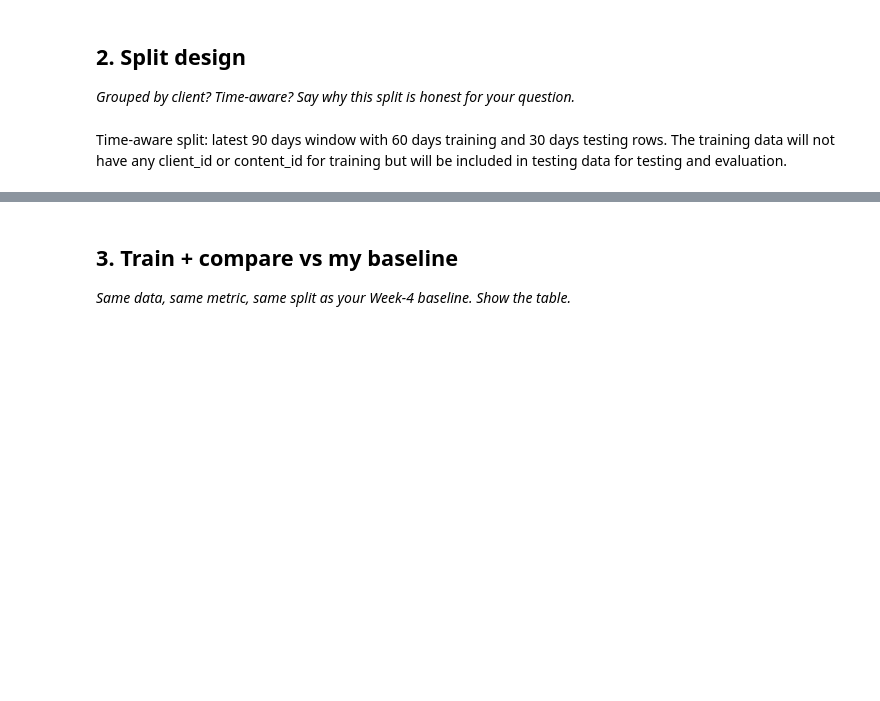
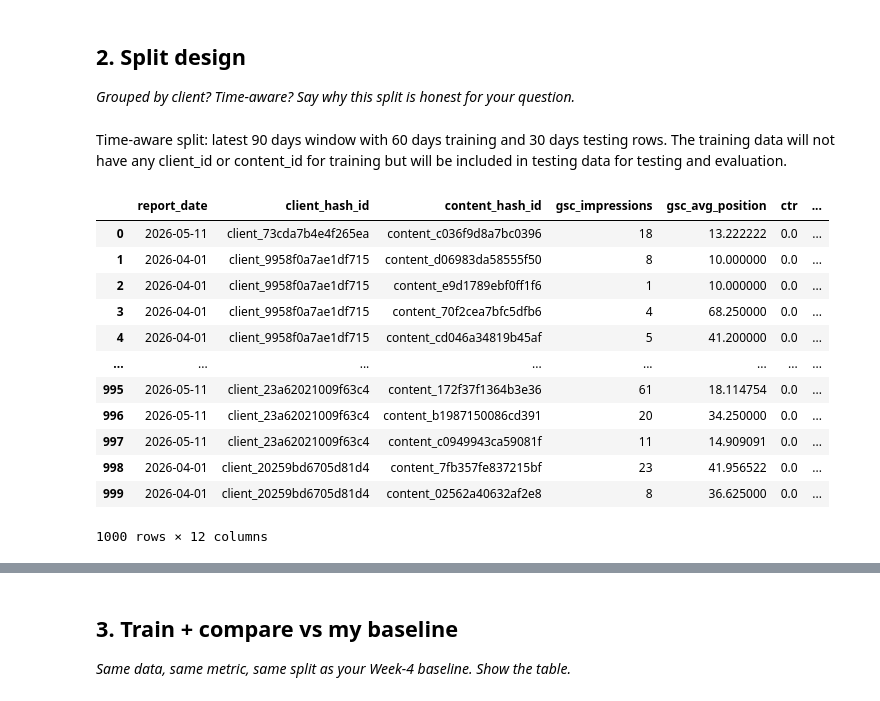
Before and after one commit to MuhammadFaizan0023/FlyRank_ML_internship_repo, a Jupyter notebook: work/notebooks/w05_model.ipynb, the cells around one changed output, grey strips where cells are left out. Saved outputs shown, nothing was run; the diff lists cells and outputs as text; code cells hidden in the pictures; blank space fills up the shorter version.

```diff
--- a/work/notebooks/w05_model.ipynb
+++ b/work/notebooks/w05_model.ipynb
@@ -31,39 +32,20 @@ Time-aware split: latest 90 days window with 60 days training and 30 days testin
 # %%
 # This cell is for CODE (numbers, a query, a check).
 # Write your text answer in the cell ABOVE this one — typing sentences here breaks Run All.
-HF_TOKEN = os.environ.get('HF_TOKEN')
-if not HF_TOKEN:
-    try:
-        from google.colab import userdata
-        HF_TOKEN = userdata.get('HF_TOKEN')
-    except Exception:
-        pass
-HF_TOKEN = HF_TOKEN or getpass.getpass('Paste your Hugging Face READ token (hf_...): ')
-
-con = duckdb.connect()
-con.execute(f"CREATE OR REPLACE SECRET hf (TYPE huggingface, TOKEN '{HF_TOKEN}')")
-
-REL = 'hf://datasets/FlyRank/internship-warehouse'
-TABLES = {
-    'dim_clients':                f"read_parquet('{REL}/dim_clients.parquet')",
-    'dim_content':                f"read_parquet('{REL}/dim_content.parquet')",
-    'fact_daily':                 f"read_parquet('{REL}/fact_content_daily_performance/**/*.parquet')",
-    'fact_daily_sample':          f"read_parquet('{REL}/fact_content_daily_performance_sample.parquet')",
-    'fact_query_90d':             f"read_parquet('{REL}/fact_content_query_90d.parquet')",
-}
-
-for name, src in TABLES.items():
-    n = con.sql(f'SELECT COUNT(*) FROM {src}').fetchone()[0]
-    print(f'{name:22} {n:>12,} rows')
+data = pd.read_csv("baseline_action_score_f.csv")
 # %%
-clients_last_3m = con.sql(f"""
-    SELECT report_date, client_hash_id, content_hash_id, gsc_impressions, gsc_clicks, gsc_avg_position,
-    ga4_pageviews, ga4_sessions, ga4_engaged_sessions, scroll_events
-    FROM {TABLES['fact_daily']}
-    WHERE report_date >= '2026-04-01'
-      AND report_date <= '2026-05-30'
-      AND client_has_gsc == 'true'
-      AND client_has_ga4 == 'true'
-      AND gsc_data_available == 'true'
-      AND ga4_data_available == 'true'
-""").df()
+data.head(10)
+# %% [output]
+|  | report_date | client_hash_id | content_hash_id | gsc_impressions | gsc_avg_position | ctr | ... |
+| 0 | 2026-05-11 | client_73cda7b4e4f265ea | content_c036f9d8a7bc0396 | 18 | 13.222222 | 0.0 | ... |
+| 1 | 2026-04-01 | client_9958f0a7ae1df715 | content_d06983da58555f50 | 8 | 10.000000 | 0.0 | ... |
+| 2 | 2026-04-01 | client_9958f0a7ae1df715 | content_e9d1789ebf0ff1f6 | 1 | 10.000000 | 0.0 | ... |
+| 3 | 2026-04-01 | client_9958f0a7ae1df715 | content_70f2cea7bfc5dfb6 | 4 | 68.250000 | 0.0 | ... |
+| 4 | 2026-04-01 | client_9958f0a7ae1df715 | content_cd046a34819b45af | 5 | 41.200000 | 0.0 | ... |
+| ... | ... | ... | ... | ... | ... | ... | ... |
+| 995 | 2026-05-11 | client_23a62021009f63c4 | content_172f37f1364b3e36 | 61 | 18.114754 | 0.0 | ... |
+| 996 | 2026-05-11 | client_23a62021009f63c4 | content_b1987150086cd391 | 20 | 34.250000 | 0.0 | ... |
+| 997 | 2026-05-11 | client_23a62021009f63c4 | content_c0949943ca59081f | 11 | 14.909091 | 0.0 | ... |
+| 998 | 2026-04-01 | client_20259bd6705d81d4 | content_7fb357fe837215bf | 23 | 41.956522 | 0.0 | ... |
+| 999 | 2026-04-01 | client_20259bd6705d81d4 | content_02562a40632af2e8 | 8 | 36.625000 | 0.0 | ... |
+1000 rows × 12 columns
```
Also changed, not shown: parts of 10 cells of this notebook.
